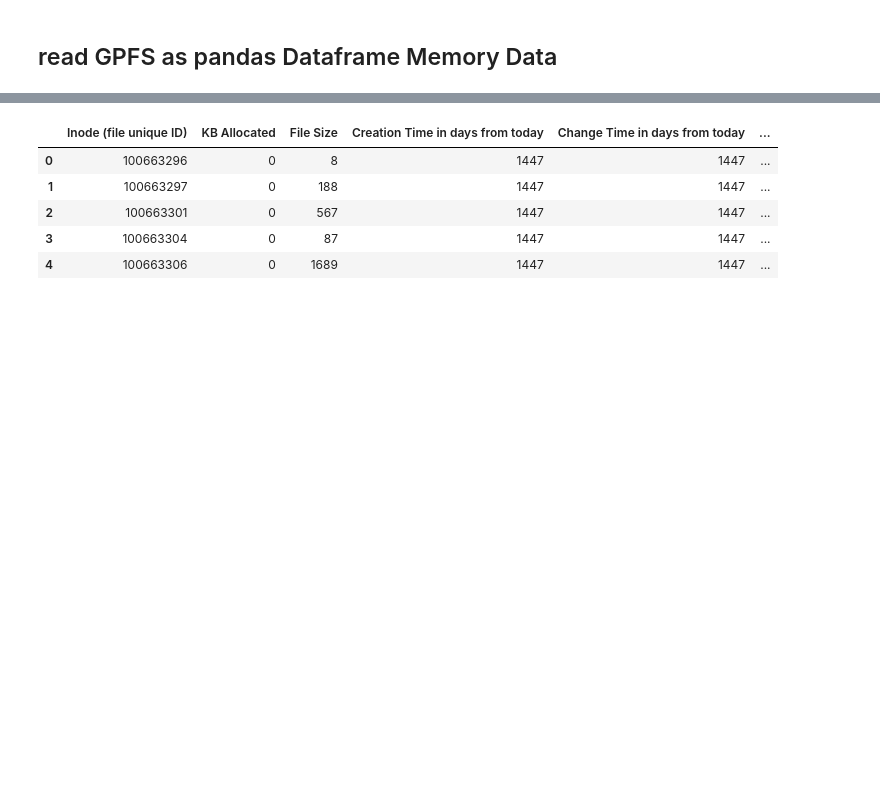
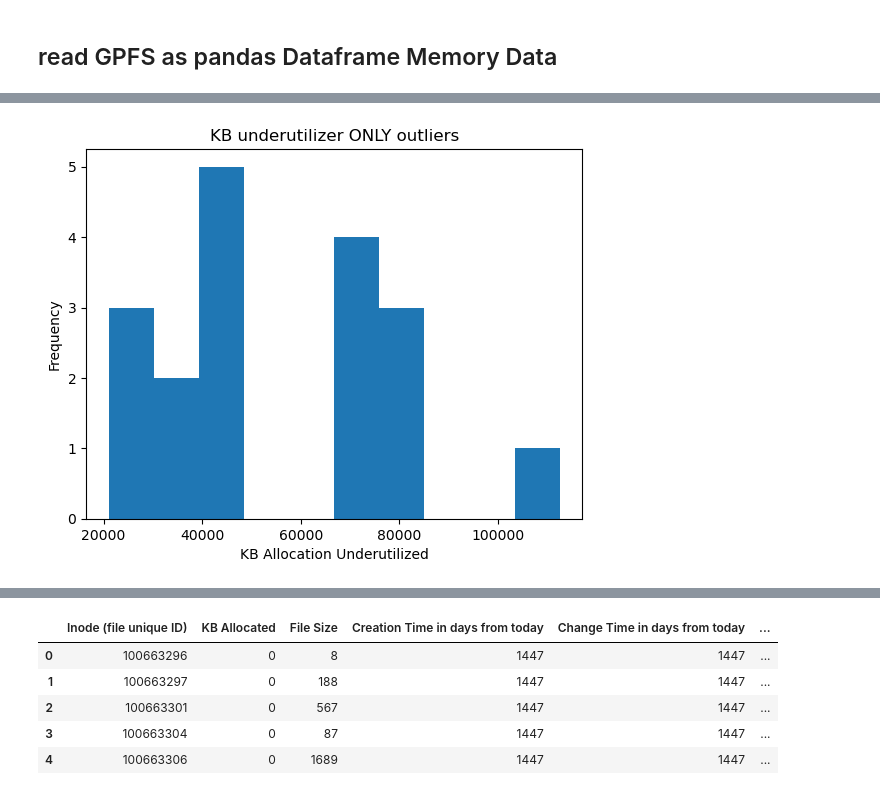
Before and after one commit to tairaeli/ICER_user_data_analytics, a Jupyter notebook: data_insights_GPFS.ipynb, the cells around one changed output, grey strips where cells are left out. Cells and saved outputs as stored; diff of their text form; code cells hidden in the pictures; blank space fills up the shorter version.

```diff
--- a/data_insights_GPFS.ipynb
+++ b/data_insights_GPFS.ipynb
@@ -87,0 +122,9 @@ df
+# %%
+# filtering to only outliers for KB allocated underutilized (bad_users)
+plt.hist(df.underutilizer[df.underutilizer>20000])
+plt.xlabel("KB Allocation Underutilized")
+plt.ylabel("Frequency")
+plt.title("KB underutilizer ONLY outliers")
+plt.show()
+# %% [output]
+[figure, added]
```
Also changed, not shown: parts of 12 cells of this notebook.
